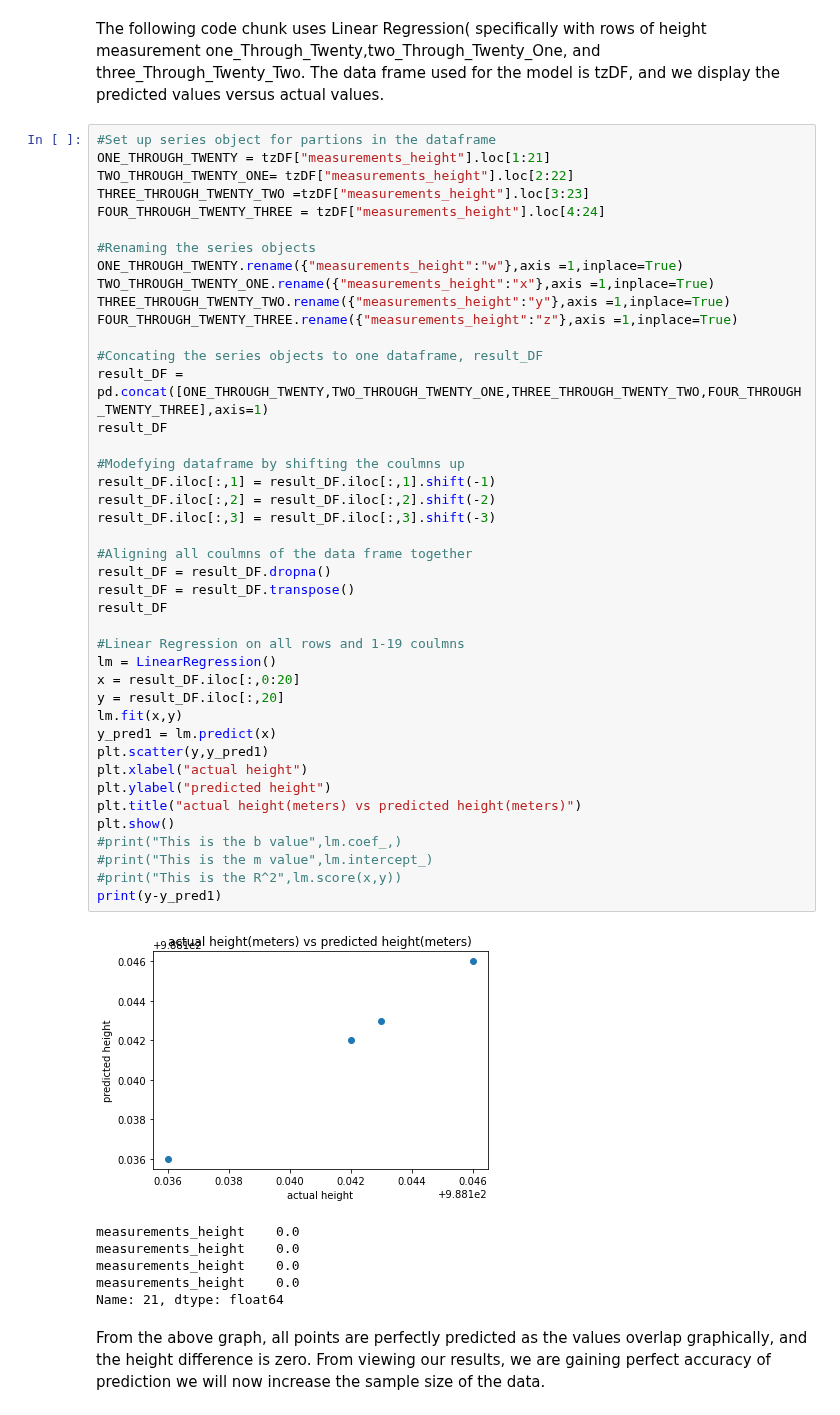
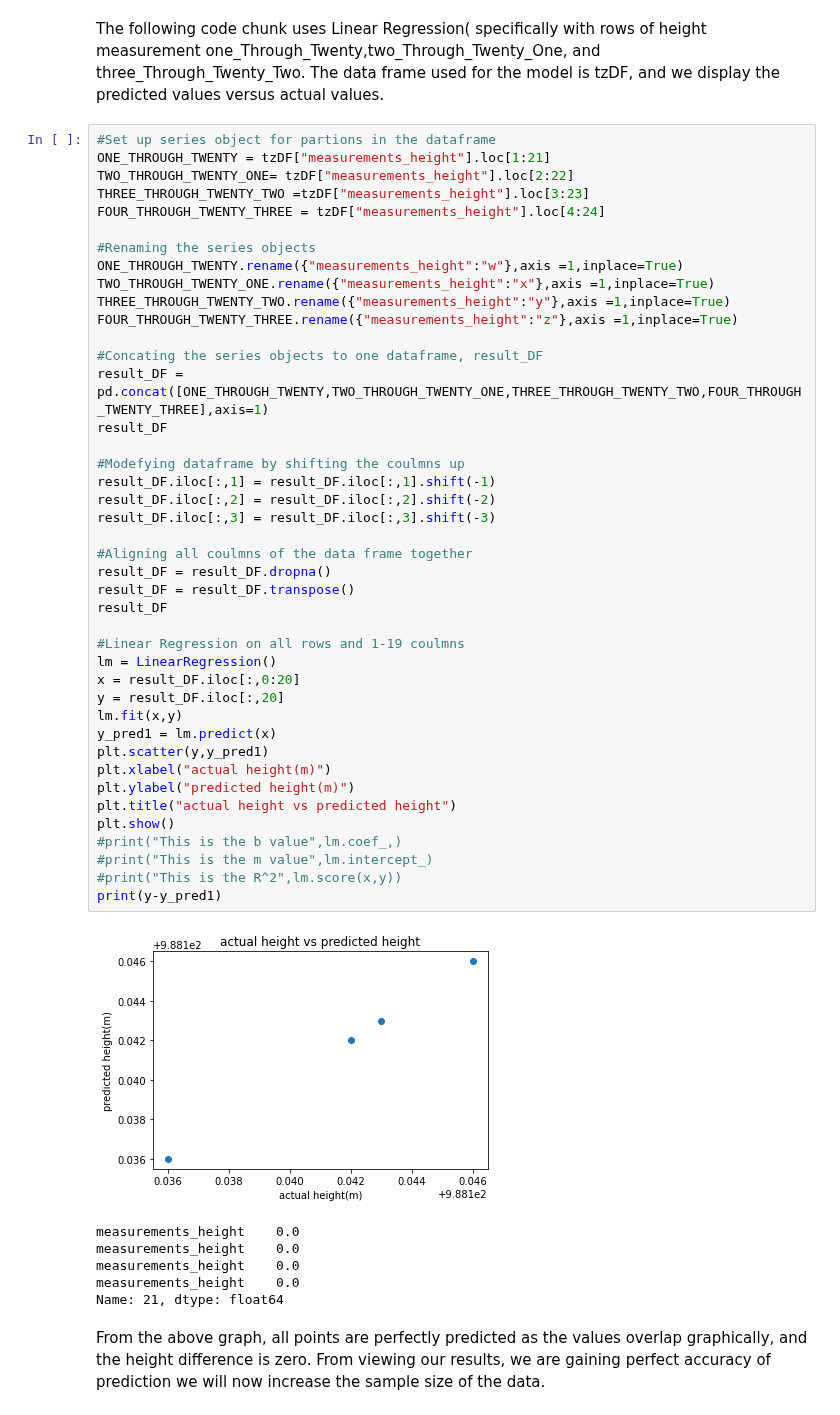
Before and after one commit to mylesm19/Volcanic_Activity_Detection, a Jupyter notebook: EC_01_Volcanic_activity_detection_and_noise_characterization_using_machine_learning.ipynb, the cells around one changed output. Saved outputs shown, nothing was run; the diff lists cells and outputs as text.

```diff
--- a/EC_01_Volcanic_activity_detection_and_noise_characterization_using_machine_learning.ipynb
+++ b/EC_01_Volcanic_activity_detection_and_noise_characterization_using_machine_learning.ipynb
@@ -221,37 +223,37 @@ TWO_THROUGH_TWENTY_ONE.rename({"measurements_height":"x"},axis =1,inplace=True)
 THREE_THROUGH_TWENTY_TWO.rename({"measurements_height":"y"},axis =1,inplace=True)
 FOUR_THROUGH_TWENTY_THREE.rename({"measurements_height":"z"},axis =1,inplace=True)
 
 #Concating the series objects to one dataframe, result_DF
 result_DF = pd.concat([ONE_THROUGH_TWENTY,TWO_THROUGH_TWENTY_ONE,THREE_THROUGH_TWENTY_TWO,FOUR_THROUGH_TWENTY_THREE],axis=1)
 result_DF
 
 #Modefying dataframe by shifting the coulmns up
 result_DF.iloc[:,1] = result_DF.iloc[:,1].shift(-1)
 result_DF.iloc[:,2] = result_DF.iloc[:,2].shift(-2)
 result_DF.iloc[:,3] = result_DF.iloc[:,3].shift(-3)
 
 #Aligning all coulmns of the data frame together
 result_DF = result_DF.dropna()
 result_DF = result_DF.transpose()
 result_DF
 
 #Linear Regression on all rows and 1-19 coulmns
 lm = LinearRegression()
 x = result_DF.iloc[:,0:20]
 y = result_DF.iloc[:,20]
 lm.fit(x,y)
 y_pred1 = lm.predict(x)
 plt.scatter(y,y_pred1)
-plt.xlabel("actual height")
-plt.ylabel("predicted height")
-plt.title("actual height(meters) vs predicted height(meters)")
+plt.xlabel("actual height(m)")
+plt.ylabel("predicted height(m)")
+plt.title("actual height vs predicted height")
 plt.show()
 #print("This is the b value",lm.coef_,)
 #print("This is the m value",lm.intercept_)
 #print("This is the R^2",lm.score(x,y))
 print(y-y_pred1)
 # %% [output]
-[figure, old version]
+[figure, new version]
 measurements_height    0.0
 measurements_height    0.0
 measurements_height    0.0
```
Also changed, not shown: parts of 20 cells of this notebook.
